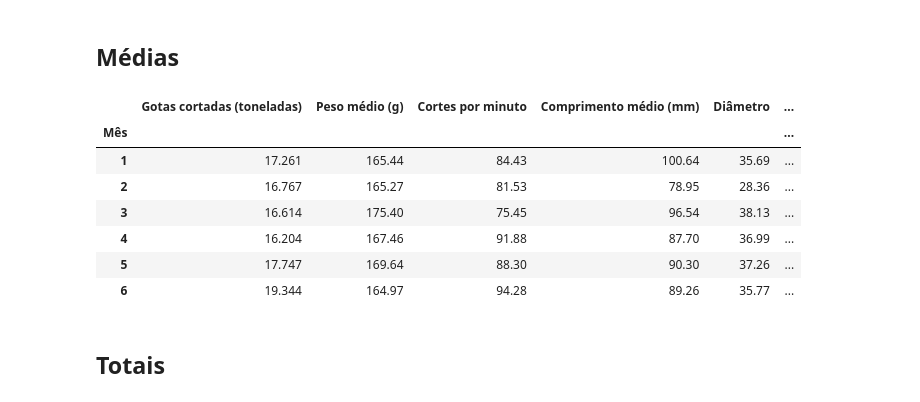
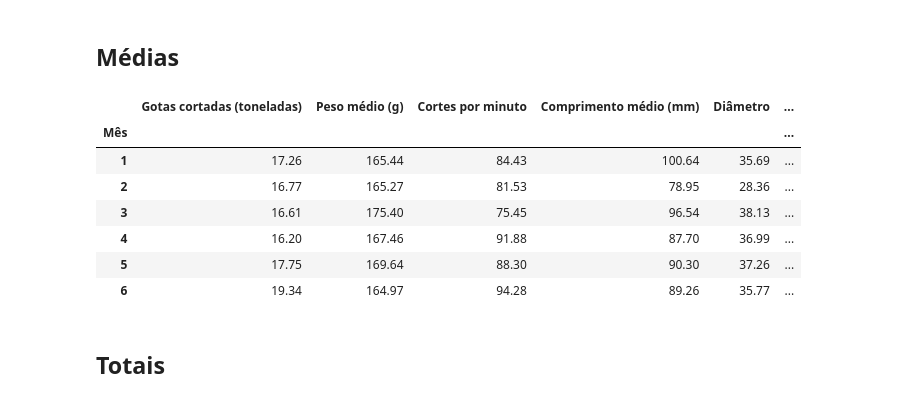
Before and after one commit to lucasz-g/Analise-Gotas, a Jupyter notebook: analise_gotas.ipynb, the cells around one changed output. Drawn from its saved outputs; the diff is of its cells as text; code cells hidden in the pictures.

```diff
--- a/analise_gotas.ipynb
+++ b/analise_gotas.ipynb
@@ -168,20 +168,16 @@ total_mensal_ordem
 # %% [markdown]
 ## Médias
 # %%
-media_mensal = media_mensal_ordem.groupby('Mês')[colunas_numericas].mean()
-
-media_mensal.iloc[:, 0] = media_mensal.iloc[:, 0].round(3)
-
-media_mensal.iloc[:, 1:] = media_mensal.iloc[:, 1:].round(2)
+media_mensal = media_mensal_ordem.groupby('Mês')[colunas_numericas].mean().round(2)
 
 media_mensal
 # %% [output]
 |  | Gotas cortadas (toneladas) | Peso médio (g) | Cortes por minuto | Comprimento médio (mm) | Diâmetro | ... |
 | Mês |  |  |  |  |  | ... |
-| 1 | 17.261 | 165.44 | 84.43 | 100.64 | 35.69 | ... |
-| 2 | 16.767 | 165.27 | 81.53 | 78.95 | 28.36 | ... |
-| 3 | 16.614 | 175.40 | 75.45 | 96.54 | 38.13 | ... |
-| 4 | 16.204 | 167.46 | 91.88 | 87.70 | 36.99 | ... |
-| 5 | 17.747 | 169.64 | 88.30 | 90.30 | 37.26 | ... |
-| 6 | 19.344 | 164.97 | 94.28 | 89.26 | 35.77 | ... |
+| 1 | 17.26 | 165.44 | 84.43 | 100.64 | 35.69 | ... |
+| 2 | 16.77 | 165.27 | 81.53 | 78.95 | 28.36 | ... |
+| 3 | 16.61 | 175.40 | 75.45 | 96.54 | 38.13 | ... |
+| 4 | 16.20 | 167.46 | 91.88 | 87.70 | 36.99 | ... |
+| 5 | 17.75 | 169.64 | 88.30 | 90.30 | 37.26 | ... |
+| 6 | 19.34 | 164.97 | 94.28 | 89.26 | 35.77 | ... |
 # %%
```
Also changed, not shown: parts of 20 cells of this notebook, 2 other files.
